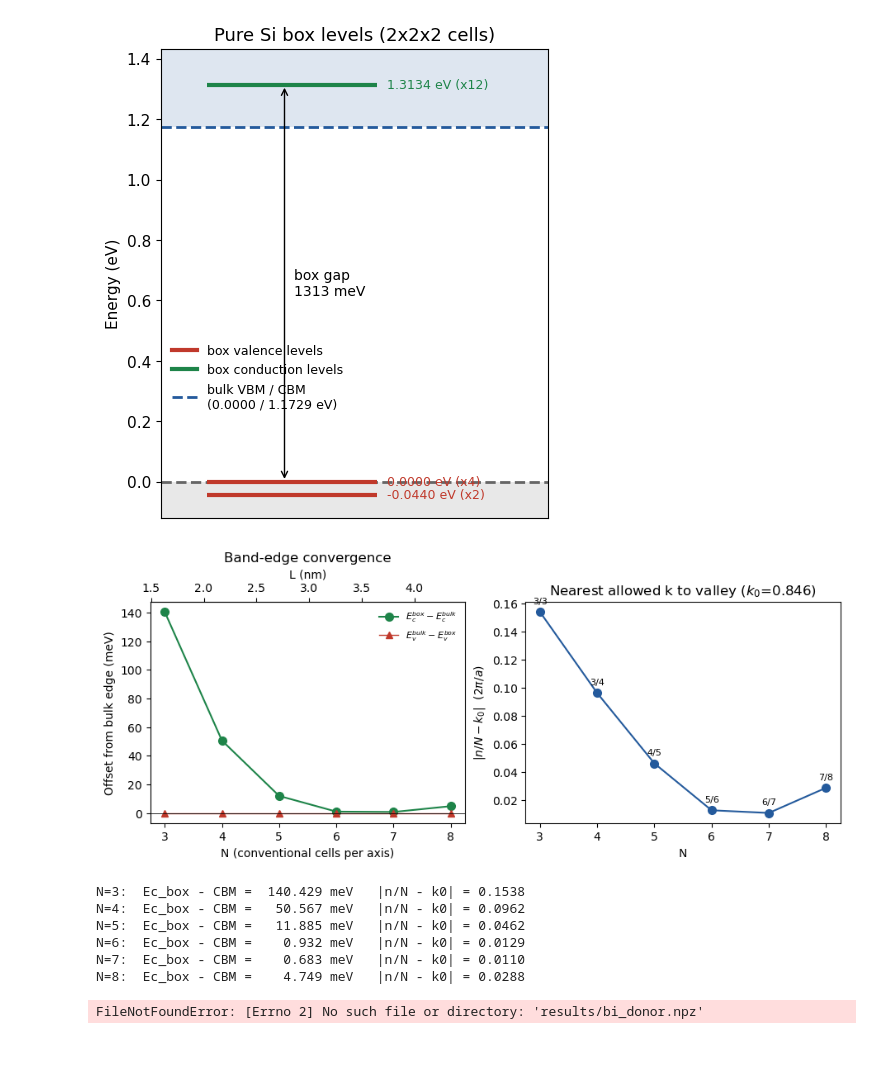
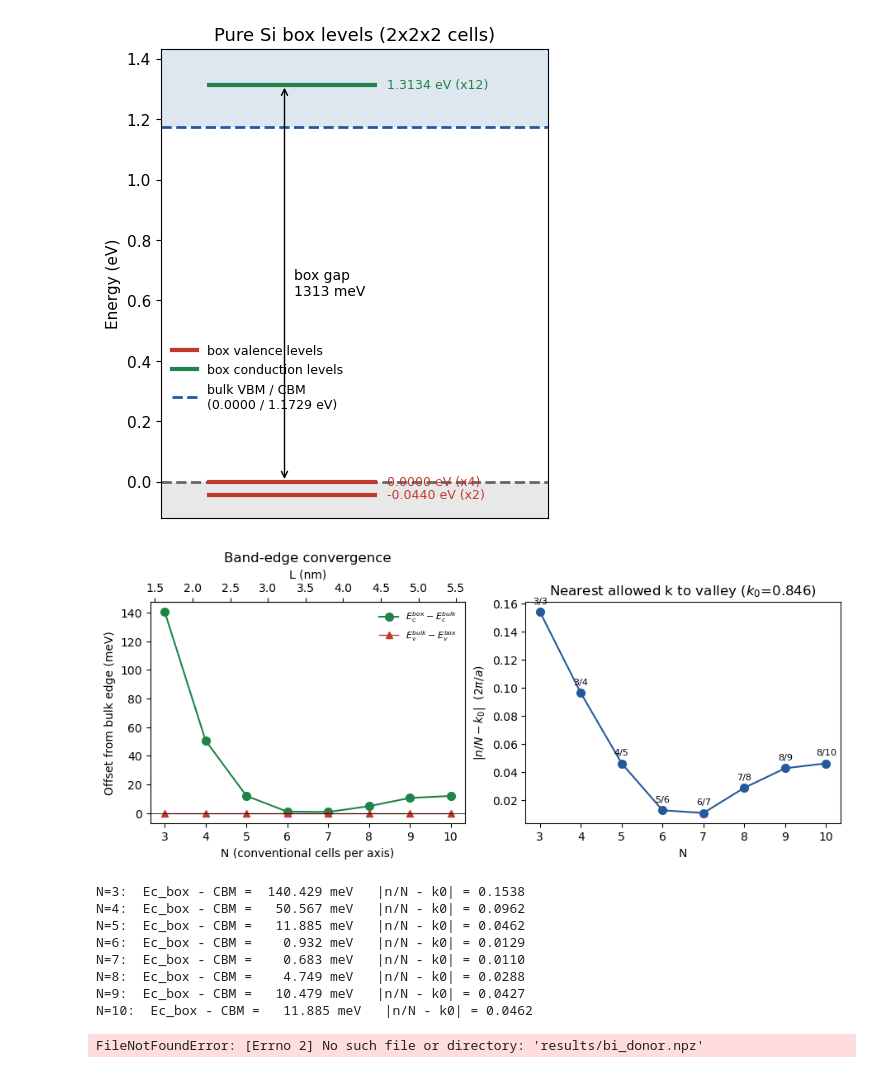
Before and after one commit to anirban8653/Project_EquSpace, a Jupyter notebook: silicon_tb_unstrained/pure_si/plot_silicon_bands.ipynb, the cells around one changed output. Cells and saved outputs as stored; diff of their text form; code cells hidden in the pictures.

```diff
--- a/silicon_tb_unstrained/pure_si/plot_silicon_bands.ipynb
+++ b/silicon_tb_unstrained/pure_si/plot_silicon_bands.ipynb
@@ -383,7 +383,7 @@ plt.show()
 import numpy as np
 import matplotlib.pyplot as plt
 
-NS   = [ 3, 4, 5, 6, 7, 8]
+NS   = [ 3, 4, 5, 6, 7, 8, 9, 10]
 FILE = 'results/si_box_{}.npz'
 A    = 5.431                    # Angstrom, Si lattice constant
 
@@ -396,40 +396,42 @@ for n in NS:
 NS, Ec, Ev = np.array(NS), 1e3*np.array(Ec), 1e3*np.array(Ev)
 
 def mismatch(N):
     """|n/N - k0| for the allowed k closest to the valley (units 2pi/a)."""
     N = np.asarray(N, float)
     return np.abs(np.round(N*k0)/N - k0)
 
 fig, (ax1, ax2) = plt.subplots(1, 2, figsize=(9, 3.8), layout='constrained')
 
 ax1.plot(NS, Ec, 'o-', color='#1e8449', ms=7, lw=1.5, label=r'$E_c^{box}-E_c^{bulk}$')
 ax1.plot(NS, Ev, '^-', color='#c0392b', ms=6, lw=1, label=r'$E_v^{bulk}-E_v^{box}$')
 ax1.axhline(0, color='k', lw=0.6)
 ax1.set(xlabel='N (conventional cells per axis)', ylabel='Offset from bulk edge (meV)',
         xticks=NS, title='Band-edge convergence')
 ax1.legend(fontsize=8, frameon=False)
 secx = ax1.secondary_xaxis('top', functions=(lambda n: n*A/10, lambda L: 10*L/A))
 secx.set_xlabel('L (nm)')
 
 ax2.plot(NS, mismatch(NS), 'o-', color='#245a9c', ms=7)
 for n, m in zip(NS, mismatch(NS)):
     ax2.annotate(f'{int(round(n*k0))}/{n}', (n, m), textcoords='offset points',
                  xytext=(0, 7), ha='center', fontsize=8)
 ax2.set(xlabel='N', ylabel=r'$|n/N - k_0|$  ($2\pi/a$)', xticks=NS,
         title=f'Nearest allowed k to valley ($k_0$={k0:.3f})')
 
 plt.show()
 
 for n, e, m in zip(NS, Ec, mismatch(NS)):
     print(f'N={n}:  Ec_box - CBM = {e:8.3f} meV   |n/N - k0| = {m:.4f}')
 # %% [output]
-[figure, old version]
+[figure, new version]
 N=3:  Ec_box - CBM =  140.429 meV   |n/N - k0| = 0.1538
 N=4:  Ec_box - CBM =   50.567 meV   |n/N - k0| = 0.0962
 N=5:  Ec_box - CBM =   11.885 meV   |n/N - k0| = 0.0462
 N=6:  Ec_box - CBM =    0.932 meV   |n/N - k0| = 0.0129
 N=7:  Ec_box - CBM =    0.683 meV   |n/N - k0| = 0.0110
 N=8:  Ec_box - CBM =    4.749 meV   |n/N - k0| = 0.0288
+N=9:  Ec_box - CBM =   10.479 meV   |n/N - k0| = 0.0427
+N=10:  Ec_box - CBM =   11.885 meV   |n/N - k0| = 0.0462
 # %%
 """Energy levels of the Bi-donor calculation (output of silicon_bi_donor.py)."""
 import numpy as np
```
Also changed, not shown: 6 other files.
